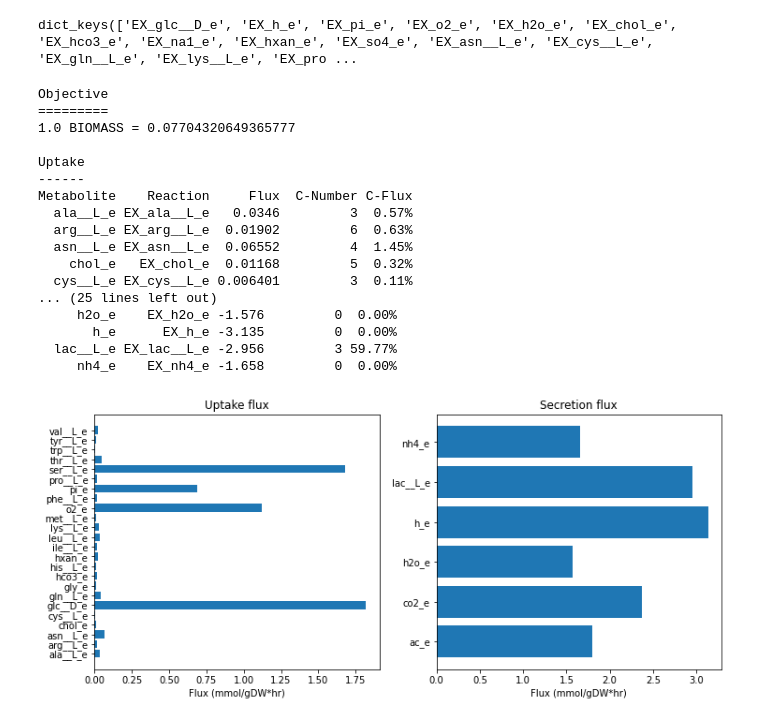
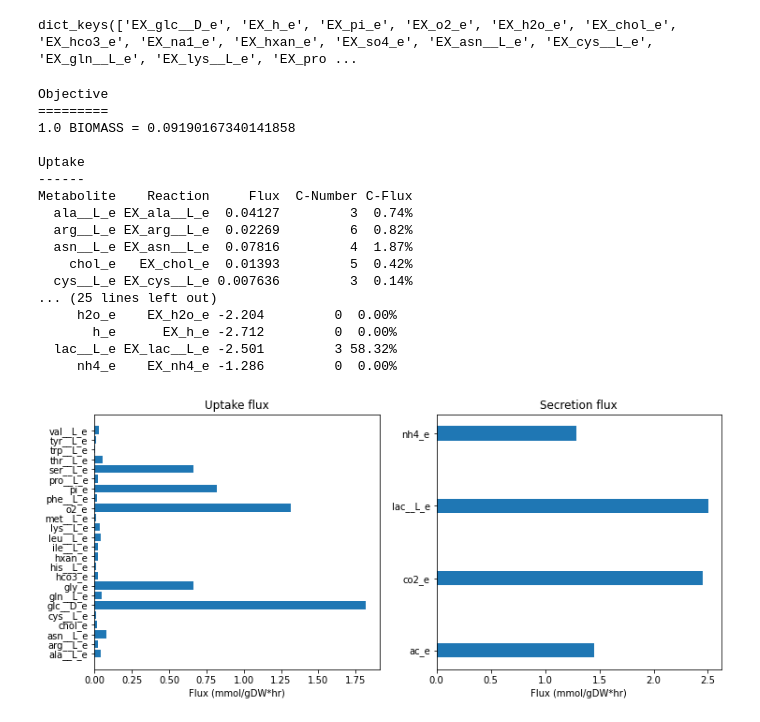
Before and after one commit to SizheQiu/PigGEM2025, a Jupyter notebook: code/CAFBA.ipynb, the cells around one changed output. Cells and saved outputs as stored; diff of their text form; code cells hidden in the pictures.

```diff
--- a/code/CAFBA.ipynb
+++ b/code/CAFBA.ipynb
@@ -30,18 +27,17 @@ ex_aa_list = ['EX_asn__L_e', 'EX_cys__L_e', 'EX_gln__L_e', 'EX_lys__L_e', 'EX_pr
               'EX_thr__L_e', 'EX_phe__L_e', 'EX_arg__L_e', 'EX_ile__L_e', 'EX_val__L_e',
               'EX_trp__L_e', 'EX_asp__L_e', 'EX_ala__L_e', 'EX_glu__L_e', 'EX_gly_e']
 def set_PA(model, ptot, A_dict):
-    sigma=0.5
-    t_sector = model.reactions.EX_lac__L_e.flux_expression/(sigma*A_dict['EX_lac__L_e']) +\
+    t_sector = model.reactions.EX_lac__L_e.flux_expression/A_dict['EX_lac__L_e'] +\
            (-1)*model.reactions.EX_glc__D_e.flux_expression/A_dict['EX_glc__D_e'] +\
-             model.reactions.EX_ac_e.flux_expression/(sigma*A_dict['EX_ac_e'])
+             model.reactions.EX_ac_e.flux_expression/A_dict['EX_ac_e']
     for ex_aa in ex_aa_list:
         t_sector = t_sector + (-1)*model.reactions.get_by_id(ex_aa).flux_expression/A_dict['EX_aa_e']
     a_sector = model.reactions.BIOMASS.flux_expression/A_dict['BIOMASS']
     ngam_sector = model.reactions.ATPM.flux_expression/A_dict['ATPM']
-    c_sector = model.reactions.ENO.flux_expression/(sigma*A_dict['ENO'])
+    c_sector = model.reactions.ENO.flux_expression/A_dict['ENO']
     for k in A_dict.keys():
         if k not in ['ENO','EX_lac__L_e', 'EX_ac_e','EX_glc__D_e','EX_aa_e','ATPM','BIOMASS']:
-            c_sector  = c_sector  + model.reactions.get_by_id(k).flux_expression/(sigma*A_dict[k])
+            c_sector  = c_sector  + model.reactions.get_by_id(k).flux_expression/A_dict[k]
     PA = model.problem.Constraint( expression = a_sector + c_sector + ngam_sector,
                         name = 'PA', lb= 0, ub = ptot)
     model.add_cons_vars([ PA ])
@@ -53,23 +49,14 @@ def get_NGAM( NGAM_0, r_max, nh4_con, lac_con, k1, k2, z1, z2):
 # %%
 ptot = 0.56; NGAM_0 = 5.9; #https://doi.org/10.1371/journal.pcbi.1009022
 with ipsc_core:
-#     rxn_string ='0.449091248 ala__L_c + 0.24692711 arg__L_c + 0.208891647 asn__L_c + 0.257573151 asp__L_c + 87.9 atp_c \
-#             + 0.086970857 chsterol_c + 0.097355132 ctp_c + 0.083083581 cys__L_c + 0.035778189 datp_c + 0.025172729 dctp_c \
-#             + 0.025172729 dgtp_c + 0.035778189 dttp_c + 0.353206758 gln__L_c + 0.303246063 glu__L_c + 0.476689682 gly_c + \
-#             0.102935005 gtp_c + 24.74849172 h2o_c + 0.096216462 his__L_c + 0.220171565 ile__L_c + 0.427292446 leu__L_c \
-#             + 0.387642487 lys__L_c + 0.105583014 met__L_c + 0.018176901 pail_psc_c + 0.130185913 pchol_psc_c +\
-#             0.049863661 pe_psc_c + 0.001473803 pglyc_psc_c + 0.186720668 phe__L_c + 0.222059892 pro__L_c + 0.016457464 ps_psc_c \
-#             + 0.32299952 ser__L_c + 0.02137014 sphmyln_psc_c + 0.255370881 thr__L_c + 0.025172972 trp__L_c \
-#             + 0.131253338 tyr__L_c + 0.085375963 utp_c + 0.32262571 val__L_c \
-#             --> 87.8 adp_c + 87.8 h_c + 87.8 pi_c + 0.512102766 ppi_c'
-#     ipsc_core.reactions.BIOMASS.build_reaction_from_string(rxn_string)
     ex_aa_list = ['EX_asn__L_e', 'EX_cys__L_e', 'EX_gln__L_e', 'EX_lys__L_e', 'EX_pro__L_e',
               'EX_tyr__L_e', 'EX_met__L_e', 'EX_leu__L_e', 'EX_ser__L_e', 'EX_his__L_e',
               'EX_thr__L_e', 'EX_phe__L_e', 'EX_arg__L_e', 'EX_ile__L_e', 'EX_val__L_e',
               'EX_trp__L_e', 'EX_asp__L_e', 'EX_ala__L_e', 'EX_glu__L_e', 'EX_gly_e']
+    for rxn_id in ex_aa_list:
+        ipsc_core.reactions.get_by_id(rxn_id).upper_bound=0.0
+        ipsc_core.reactions.get_by_id(rxn_id).lower_bound=-0.66
     ipsc_core.reactions.EX_glc__D_e.lower_bound=-1.82
-#     for rxn_id in ex_aa_list:
-#         ipsc_core.reactions.get_by_id(rxn_id).lower_bound=-0.66
     ipsc_core.reactions.ATPM.lower_bound = NGAM_0
     # Proteome constraints
     set_PA(ipsc_core, ptot, A_dict)
@@ -80,32 +67,32 @@ with ipsc_core:
 # %% [output]
 Objective
 =========
-1.0 BIOMASS = 0.07704320649365777
+1.0 BIOMASS = 0.09190167340141858
 
 Uptake
 ------
 Metabolite    Reaction     Flux  C-Number C-Flux
-  ala__L_e EX_ala__L_e   0.0346         3  0.57%
-  arg__L_e EX_arg__L_e  0.01902         6  0.63%
-  asn__L_e EX_asn__L_e  0.06552         4  1.45%
-    chol_e   EX_chol_e  0.01168         5  0.32%
-  cys__L_e EX_cys__L_e 0.006401         3  0.11%
+  ala__L_e EX_ala__L_e  0.04127         3  0.74%
+  arg__L_e EX_arg__L_e  0.02269         6  0.82%
+  asn__L_e EX_asn__L_e  0.07816         4  1.87%
+    chol_e   EX_chol_e  0.01393         5  0.42%
+  cys__L_e EX_cys__L_e 0.007636         3  0.14%
 ... (25 lines left out)
-     h2o_e    EX_h2o_e -1.576         0  0.00%
-       h_e      EX_h_e -3.135         0  0.00%
-  lac__L_e EX_lac__L_e -2.956         3 59.77%
-     nh4_e    EX_nh4_e -1.658         0  0.00%
+     h2o_e    EX_h2o_e -2.204         0  0.00%
+       h_e      EX_h_e -2.712         0  0.00%
+  lac__L_e EX_lac__L_e -2.501         3 58.32%
+     nh4_e    EX_nh4_e -1.286         0  0.00%
 # %%
 # fluxes.to_csv('../data/gems/fluxes_ipsc.csv')
 # %%
 fig, axs = plt.subplots(1,2,figsize=(12,5))
-secretion_flux = secretion_flux[secretion_flux.flux!=0]
+secretion_flux = secretion_flux[(secretion_flux.flux!=0) & ~(secretion_flux.reaction.isin(['EX_h2o_e','EX_h_e']) )]
 uptake_flux = uptake_flux[uptake_flux.flux!=0]
 axs[0].barh(uptake_flux.metabolite,uptake_flux.flux)
-axs[1].barh(secretion_flux.metabolite,-1*secretion_flux.flux)
+axs[1].barh(secretion_flux.metabolite,-1*secretion_flux.flux, height=0.2)
 axs[0].set_title('Uptake flux')
 axs[1].set_title('Secretion flux')
 for ax in axs:
     ax.set_xlabel('Flux (mmol/gDW*hr)')
 # %% [output]
-[figure, old version]
+[figure, new version]
```
Also changed, not shown: parts of 9 cells of this notebook, 6 other files.
